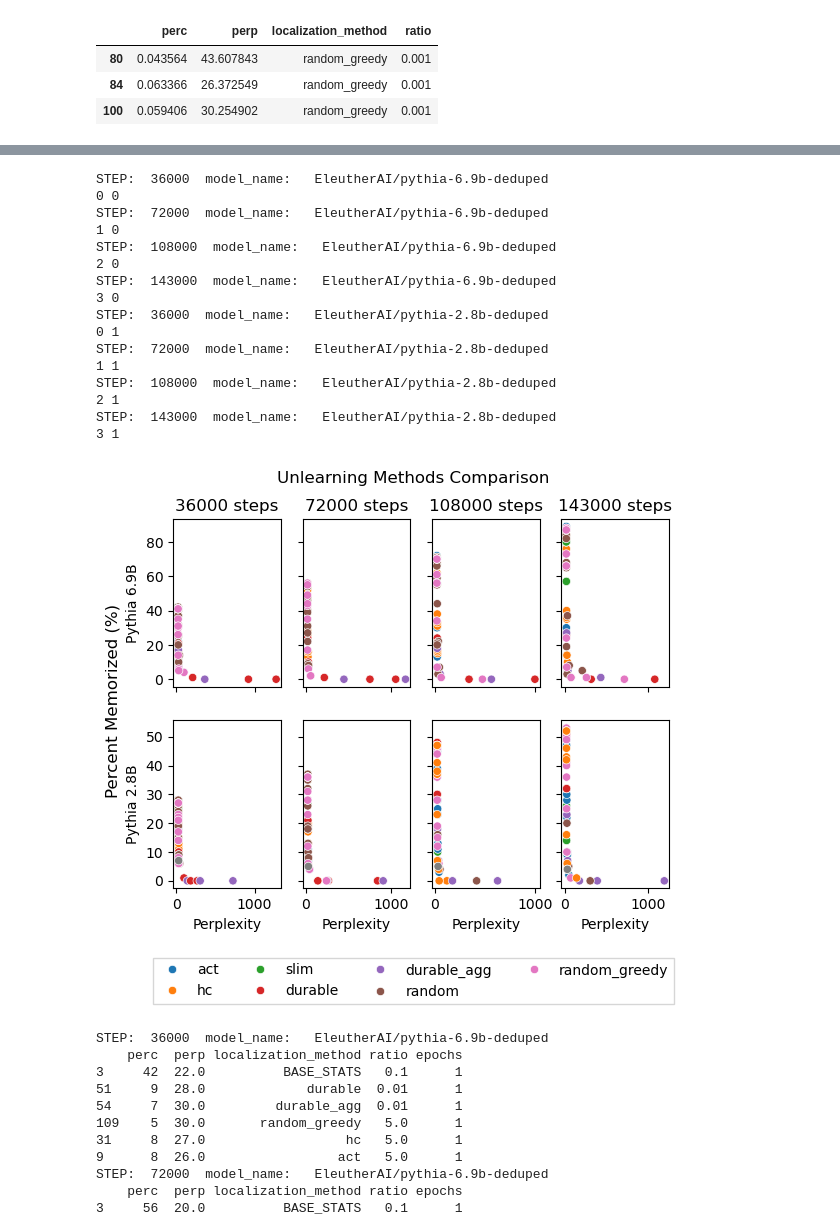
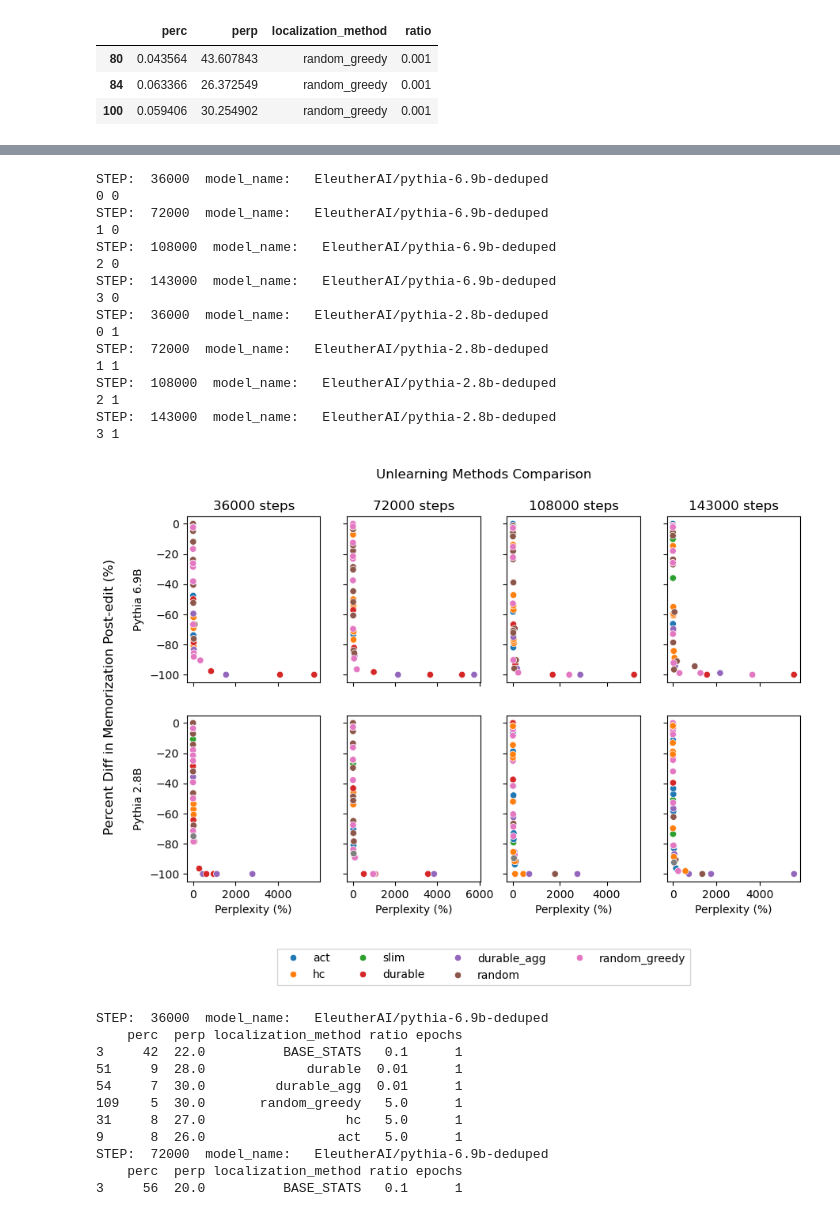
Before and after one commit to msakarvadia/memorization, a Jupyter notebook: figs/pythia_unlearning_results.ipynb, the cells around one changed output, grey strips where cells are left out. Cells and saved outputs as stored; diff of their text form; code cells hidden in the pictures.

```diff
--- a/figs/pythia_unlearning_results.ipynb
+++ b/figs/pythia_unlearning_results.ipynb
@@ -196,4 +196,12 @@ def return_ideal_method_for_lang(base_early_stats, weight_early, perp_cutoff=500
   df[['ratio',]] *= 100
 
   return df.drop_duplicates()
+# %%
+# need to add in % differences before and after edit
+
+def generate_perc_diffs(df, base_stats):
+    #Generate Percent Differences
+    df["perc_diff"] =  100* (df['perc'] - base_stats['perc']) /  base_stats['perc']
+    df["perp_diff"] = 100* (df['perp'] - base_stats['perp']) /  base_stats['perp']
+    return df
 # %%
@@ -245,7 +287,7 @@ STEP:  72000  model_name:   EleutherAI/pythia-2.8b-deduped
 # %%
-fig, axs = plt.subplots( 2, 4, sharex='col', sharey='row')
+fig, axs = plt.subplots( 2, 4, sharex="col", sharey='row', figsize=(10,6))
 fig.suptitle('Unlearning Methods Comparison')
-fig.supylabel("Percent Memorized (%)")
+fig.supylabel("Percent Diff in Memorization Post-edit (%)")
 
 
 y_idx = 0
@@ -273,16 +315,17 @@ for model_name in ['EleutherAI/pythia-6.9b-deduped', 'EleutherAI/pythia-2.8b-ded
         df = df[df['model_name'] == model_name]
         #base_stats = df.loc[0].copy()
         base_stats = df[df['unlearn_set_name'].isna()].iloc[0]
+        df = generate_perc_diffs(df, base_stats)
         df = df.drop_duplicates()
         #df = return_ideal_method_for_lang(base_stats, df, backdoor=False)
         #print(df)
         dfs.append(copy.deepcopy(df))
-        ax = sns.scatterplot(x="perp",
-                y="perc",
+        ax = sns.scatterplot(x="perp_diff",
+                y="perc_diff",
                 data=df,
                 hue="localization_method", ax=axs[x_idx, y_idx])
-        ax.set_xlabel("Perplexity")
-        ax.set_ylabel("Percent Memorized (%)")
+        ax.set_xlabel("Perplexity (%)")
+        #ax.set_ylabel("Percent Difference in Memorization Post-Edit (%)")
         ax.get_legend().remove()
 
         print(y_idx, x_idx)
@@ -294,34 +337,34 @@ for ax, row in zip(axs[:,0], rows):
     ax.set_ylabel(row)
 
 cols = [36000, 72000, 108000, 143000]
 for ax, col in zip(axs[0], cols):
     ax.set_title(f'{col} steps')
         #plt.show()
 
 #fig.legend(lines, labels, loc = (0.5, 0), ncol=5)
 handles, labels = ax.get_legend_handles_labels()
 #fig.legend(handles, labels, loc='lower center')
 fig.legend(handles = handles , labels=labels,loc='upper center',
              bbox_to_anchor=(0.5, -0.02),fancybox=False, shadow=False, ncol=4)
 plt.savefig(f"pythia_localization_hp_scatter_plot.pdf", bbox_inches='tight')
 # %% [output]
 STEP:  36000  model_name:   EleutherAI/pythia-6.9b-deduped
 0 0
 STEP:  72000  model_name:   EleutherAI/pythia-6.9b-deduped
 1 0
 STEP:  108000  model_name:   EleutherAI/pythia-6.9b-deduped
 2 0
 STEP:  143000  model_name:   EleutherAI/pythia-6.9b-deduped
 3 0
 STEP:  36000  model_name:   EleutherAI/pythia-2.8b-deduped
 0 1
 STEP:  72000  model_name:   EleutherAI/pythia-2.8b-deduped
 1 1
 STEP:  108000  model_name:   EleutherAI/pythia-2.8b-deduped
 2 1
 STEP:  143000  model_name:   EleutherAI/pythia-2.8b-deduped
 3 1
-[figure, old version]
+[figure, new version]
 # %%
 dfs = []
 for model_name in ['EleutherAI/pythia-6.9b-deduped', 'EleutherAI/pythia-2.8b-deduped']:
```
Also changed, not shown: parts of 9 cells of this notebook, 2 other files.
